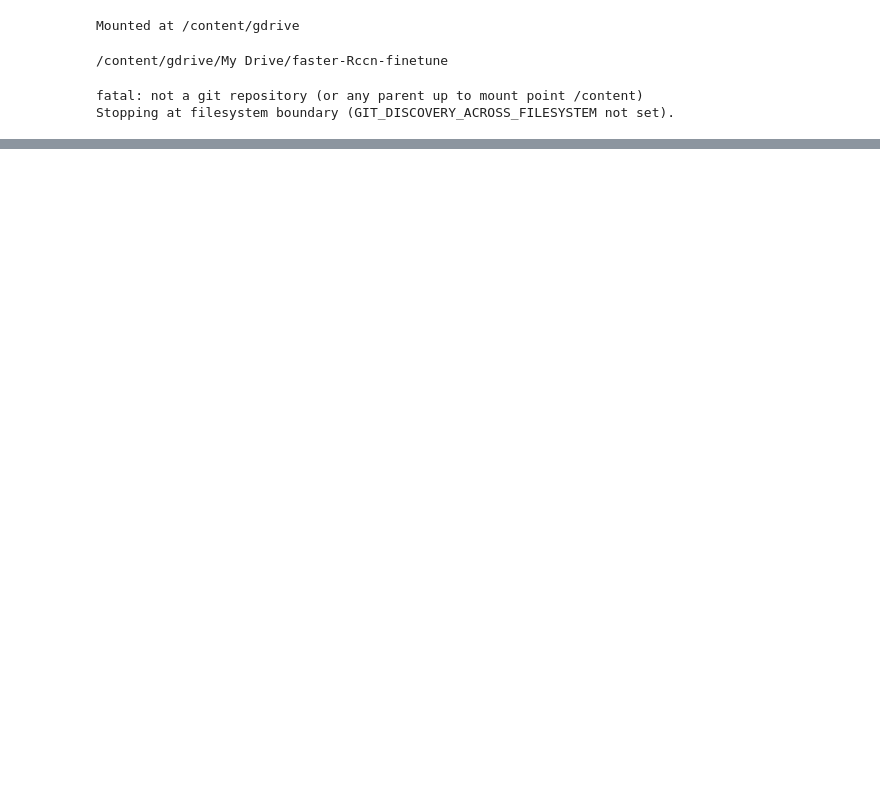
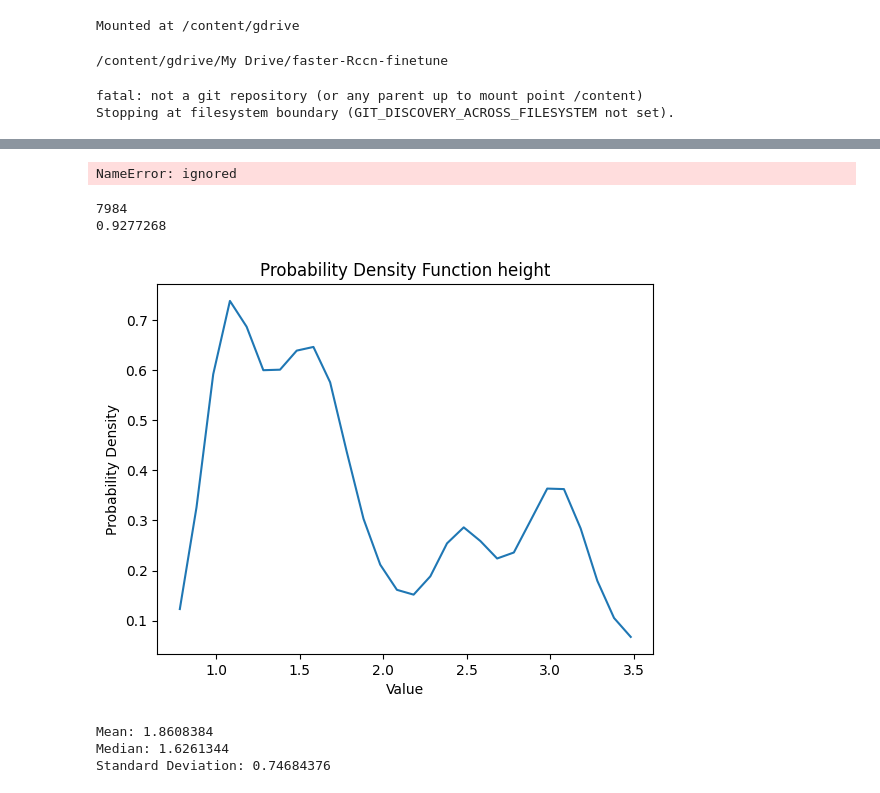
Before and after one commit to aemrhb/Mutiple_object_tracking_IPI, a Jupyter notebook: faster_Rcnnn_finetune.ipynb, the cells around one changed output, grey strips where cells are left out. Saved outputs shown, nothing was run; the diff lists cells and outputs as text; code cells hidden in the pictures; blank space fills up the shorter version.

```diff
--- a/faster_Rcnnn_finetune.ipynb
+++ b/faster_Rcnnn_finetune.ipynb
@@ -473,0 +235,72 @@ def torch_to_pil(img):
+# %%
+img, target = dataset[i]
+print(target["boxes"].numpy()[2])
+# %% [output]
+NameError: ignored
+# %%
+# from here to the 4 next cells we are providing some statistics for bounding boxes again you can ignore it for fine tuning!
+dataset = CustomDataset(files_dir, 480, 480, transforms= get_transform(train=True))
+areas = []
+width =[]
+height = []
+asepct = []
+import itertools
+for i in range(499)  :
+  img, target = dataset[i]
+  areas.append(target["area"].numpy())
+  width.append((target["width"].numpy()))
+  height.append((target["height"].numpy()))
+  asepct.append((target["asepct"].numpy()))
+# %%
+list_area = [item for sublist in areas for item in sublist]
+list_width = [item for sublist in width for item in sublist]
+list_height = [item for sublist in height for item in sublist]
+list_asepct = [item for sublist in asepct for item in sublist]
+# %%
+print(len(list_asepct))
+print(list_asepct[1])
+# %% [output]
+7984
+0.9277268
+# %%
+import numpy as np
+import scipy.stats as stats
+import matplotlib.pyplot as plt
+
+data = list_asepct
+
+# Create PDF
+kde = stats.gaussian_kde(data)
+
+# Generate x-axis values for PDF
+x = np.arange(min(data), max(data), 0.1)  # Specify the step size, e.g., 0.1
+
+# Compute statistics
+mean = np.mean(data)
+median = np.median(data)
+std_dev = np.std(data)
+
+# Plot PDF
+plt.plot(x, kde(x))
+plt.xlabel('Value')
+plt.ylabel('Probability Density')
+plt.title('Probability Density Function height')
+plt.show()
+
+# Print statistics
+print('Mean:', mean)
+print('Median:', median)
+print('Standard Deviation:', std_dev)
+
+# Save the plot as an image file
+# plt.savefig('plot_width.png')
+
+# Save the statistics as a CSV file
+statistics_df = pd.DataFrame({'Statistic': ['Mean', 'Median', 'Standard Deviation'],
+                              'Value': [mean, median, std_dev]})
+statistics_df.to_csv('statistics_width.csv', index=False)
+# %% [output]
+[figure, added]
+Mean: 1.8608384
+Median: 1.6261344
+Standard Deviation: 0.74684376
```
Also changed, not shown: parts of 38 cells of this notebook.
